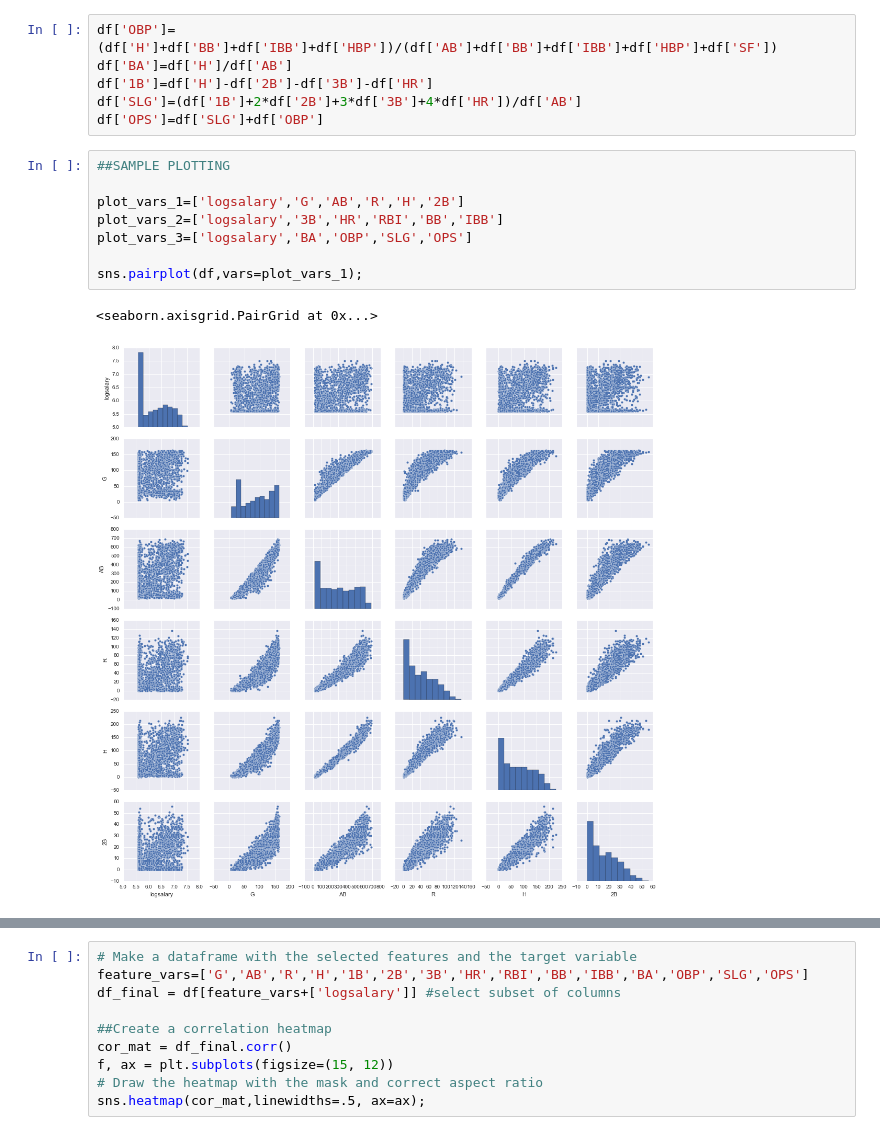
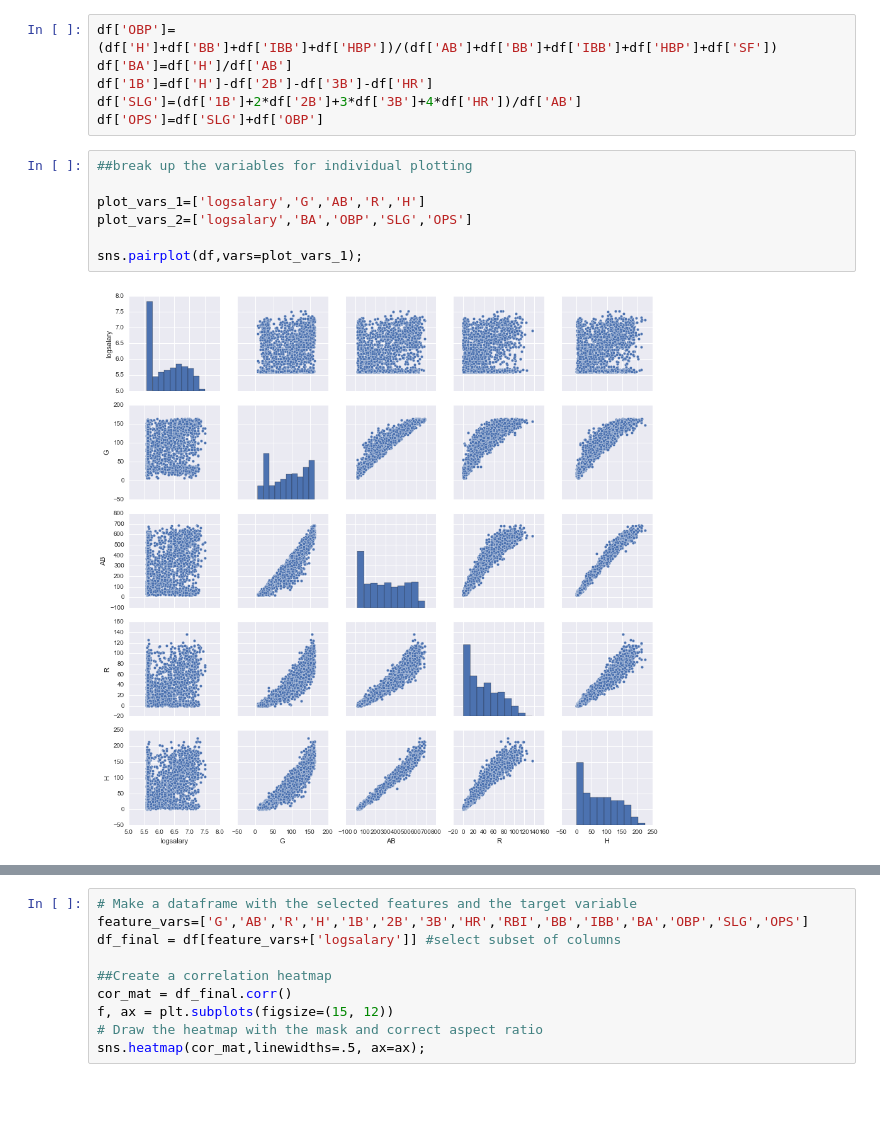
Before and after one commit to ian-whitestone/UD170, a Jupyter notebook: UD170 - Data Exploration - Batters.ipynb, the cells around one changed output, grey strips where cells are left out. Drawn from its saved outputs; the diff is of its cells as text; blank space fills up the shorter version.

```diff
--- a/UD170 - Data Exploration - Batters.ipynb
+++ b/UD170 - Data Exploration - Batters.ipynb
@@ -326,13 +311,11 @@ df['1B']=df['H']-df['2B']-df['3B']-df['HR']
 df['SLG']=(df['1B']+2*df['2B']+3*df['3B']+4*df['HR'])/df['AB']
 df['OPS']=df['SLG']+df['OBP']
 # %%
-##SAMPLE PLOTTING
+##break up the variables for individual plotting
 
-plot_vars_1=['logsalary','G','AB','R','H','2B']
-plot_vars_2=['logsalary','3B','HR','RBI','BB','IBB']
-plot_vars_3=['logsalary','BA','OBP','SLG','OPS']
+plot_vars_1=['logsalary','G','AB','R','H']
+plot_vars_2=['logsalary','BA','OBP','SLG','OPS']
 
 sns.pairplot(df,vars=plot_vars_1);
 # %% [output]
-<seaborn.axisgrid.PairGrid at 0x...>
-[figure, old version]
+[figure, new version]
```
Also changed, not shown: parts of 14 cells of this notebook, 1 other file.
